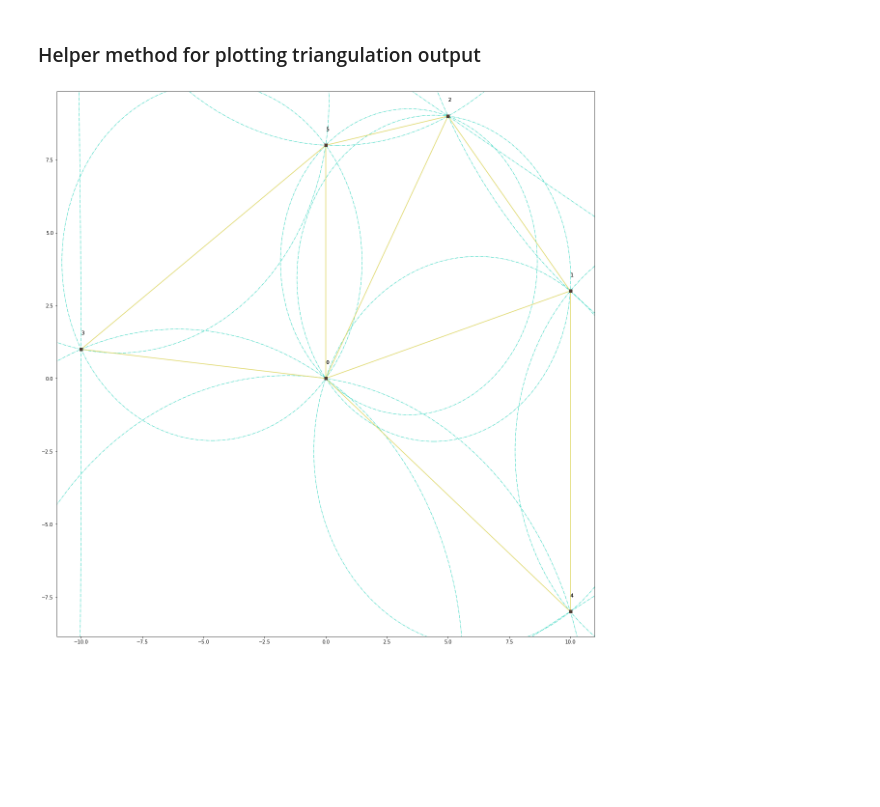
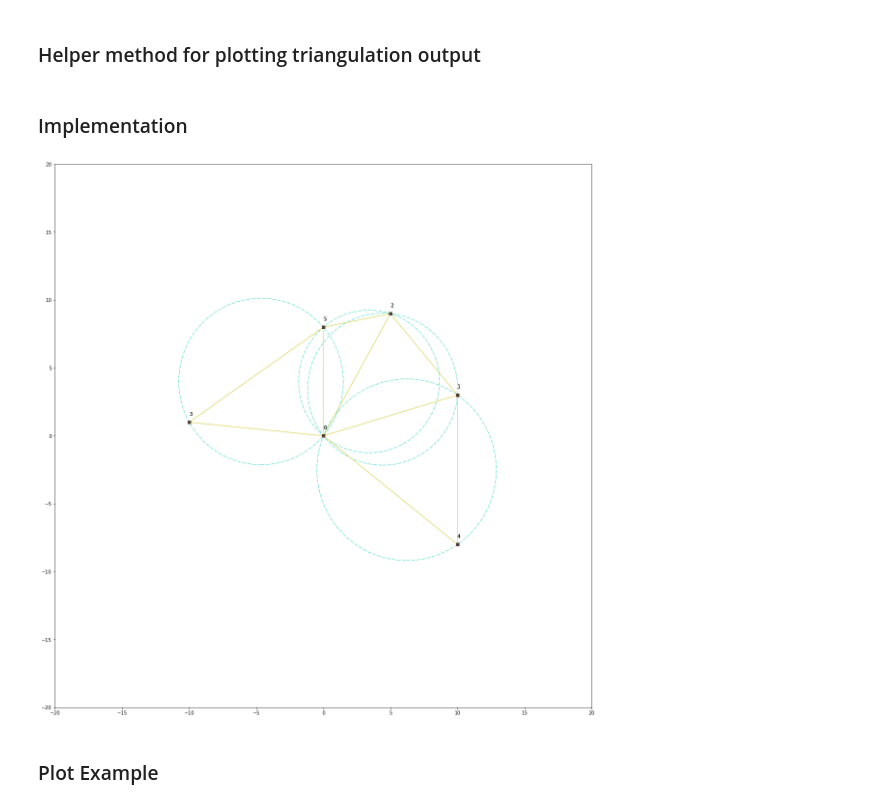
Before and after one commit to olexatourko/elkisland-revisited, a Jupyter notebook: jupyter-notebooks/waypoints-delaunay-triangulation.ipynb, the cells around one changed output. Cells and saved outputs as stored; diff of their text form; code cells hidden in the pictures; blank space fills up the shorter version.

```diff
--- a/jupyter-notebooks/waypoints-delaunay-triangulation.ipynb
+++ b/jupyter-notebooks/waypoints-delaunay-triangulation.ipynb
@@ -184,6 +187,11 @@ def plot_state(verts, edges, circumcircles=set()):
         ax.plot(x, y, 's', color='#503e36')
         label = pyplot.text(x, y + 0.5, i, fontsize="medium")
         ax.add_artist(label)
+
+    ax.set_xlim(-20, 20)
+    ax.set_ylim(-20, 20)
+# %% [markdown]
+### Implementation
 # %%
 from collections import defaultdict
 
@@ -221,37 +229,39 @@ def triangulate(points):
 
         """ Create new triangle from evey edge and the current point """
         verts.append(point)
         for edge in polygon:
             a = edge[0] # These are vert indices
             b = edge[1]
             c = len(verts) - 1
             tri = Triangle(verts, a, b, c)
             tris.append(tri)
 #             print("Added {} {} {}".format(tri.v0, tri.v1, tri.v2))
 
     """ Build a list of edges to return, excluding any edges from the super triangle """
     edges = set()
+    circumcircles = set()
     for tri in tris:
         tri_verts = {tri.v0, tri.v1, tri.v2}
         if tri_verts & {0, 1, 2}: continue
 
         for edge in tri.edges:
             if edge[0] > edge[1]: edge = edge[::-1]
             edge = (edge[0] - 3, edge[1] - 3)
             edges.add(edge)
 
-    """ Return circumcircles too; they're useful for visual debugging """
-    circumcircles = set()
-    for tri in tris:
+        """ Return circumcircles too; they're useful for visual debugging """
         circumcircles.add(tri.get_circumcircle())
+
 
     return edges, circumcircles
 
 
 edges, circumcircles = triangulate(verts)
 plot_state(verts, edges, circumcircles)
 # %% [output]
-[figure, old version]
+[figure, new version]
+# %% [markdown]
+### Plot Example
 # %%
 random_verts = [numpy.random.rand(2) * 10 for i in range(0, 20)]
 edges, _ = triangulate(random_verts)
```
Also changed, not shown: parts of 2 cells of this notebook, 5 other files.
